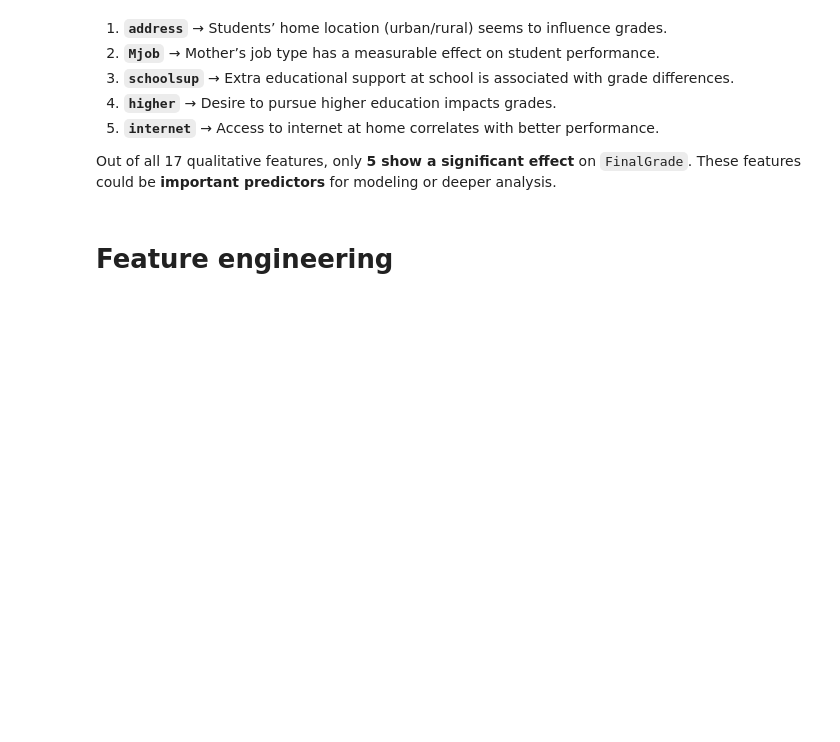
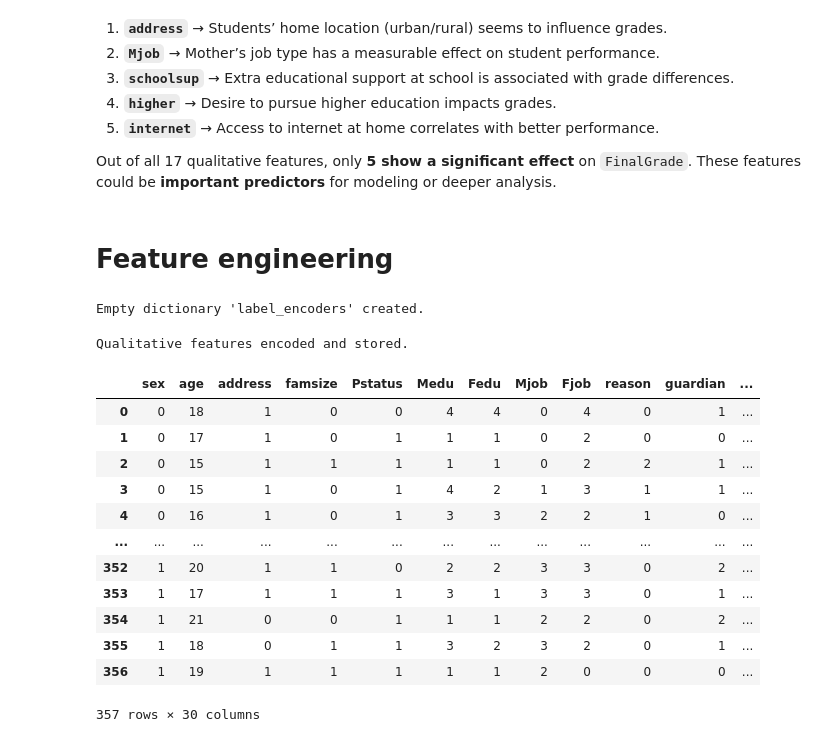
Before and after one commit to 202422/AI-Powered-Academic-Recovery-Dashboard, a Jupyter notebook: EDA_and_feature_engineering.ipynb, the cells around one changed output. Saved outputs shown, nothing was run; the diff lists cells and outputs as text; code cells hidden in the pictures; blank space fills up the shorter version.

Commit message:
transformed data

```diff
--- a/EDA_and_feature_engineering.ipynb
+++ b/EDA_and_feature_engineering.ipynb
@@ -313,14 +314,35 @@ Out of all 17 qualitative features, only **5 show a significant effect** on `Fin
 These features could be **important predictors** for modeling or deeper analysis.
 # %% [markdown]
 # **Feature engineering**
-# %%
-from sklearn.preprocessing import LabelEncoder
-
-# Initialize LabelEncoder
-le = LabelEncoder()
-
-# Apply LabelEncoder to the 'sex' column
-df['sex_encoded'] = le.fit_transform(df['sex'])
-
-# Display the original and encoded 'sex' columns
-display(df[['sex', 'sex_encoded']].head())
+# %%
+label_encoders = {}
+print("Empty dictionary 'label_encoders' created.")
+# %% [output]
+Empty dictionary 'label_encoders' created.
+# %%
+df_encoded = df.copy()
+# %%
+for col in qualitative_features:
+    le = LabelEncoder()
+    df_encoded[col] = le.fit_transform(df_encoded[col])
+    label_encoders[col] = le
+
+print("Qualitative features encoded and stored.")
+# %% [output]
+Qualitative features encoded and stored.
+# %%
+df_encoded
+# %% [output]
+|  | sex | age | address | famsize | Pstatus | Medu | Fedu | Mjob | Fjob | reason | guardian | ... |
+| 0 | 0 | 18 | 1 | 0 | 0 | 4 | 4 | 0 | 4 | 0 | 1 | ... |
+| 1 | 0 | 17 | 1 | 0 | 1 | 1 | 1 | 0 | 2 | 0 | 0 | ... |
+| 2 | 0 | 15 | 1 | 1 | 1 | 1 | 1 | 0 | 2 | 2 | 1 | ... |
+| 3 | 0 | 15 | 1 | 0 | 1 | 4 | 2 | 1 | 3 | 1 | 1 | ... |
+| 4 | 0 | 16 | 1 | 0 | 1 | 3 | 3 | 2 | 2 | 1 | 0 | ... |
+| ... | ... | ... | ... | ... | ... | ... | ... | ... | ... | ... | ... | ... |
+| 352 | 1 | 20 | 1 | 1 | 0 | 2 | 2 | 3 | 3 | 0 | 2 | ... |
+| 353 | 1 | 17 | 1 | 1 | 1 | 3 | 1 | 3 | 3 | 0 | 1 | ... |
+| 354 | 1 | 21 | 0 | 0 | 1 | 1 | 1 | 2 | 2 | 0 | 2 | ... |
+| 355 | 1 | 18 | 0 | 1 | 1 | 3 | 2 | 3 | 2 | 0 | 1 | ... |
+| 356 | 1 | 19 | 1 | 1 | 1 | 1 | 1 | 2 | 0 | 0 | 0 | ... |
+357 rows × 30 columns
```
Also changed, not shown: parts of 2 cells of this notebook.
